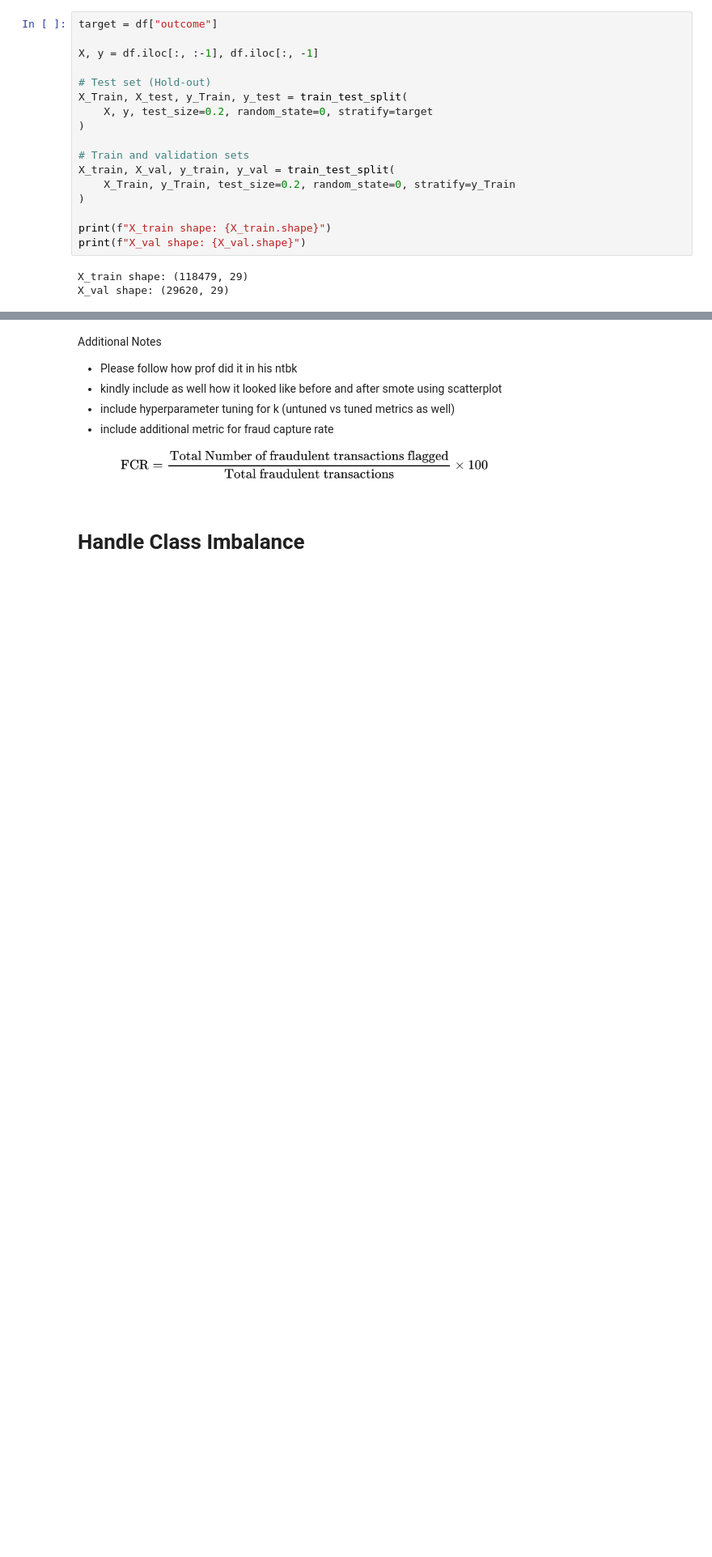
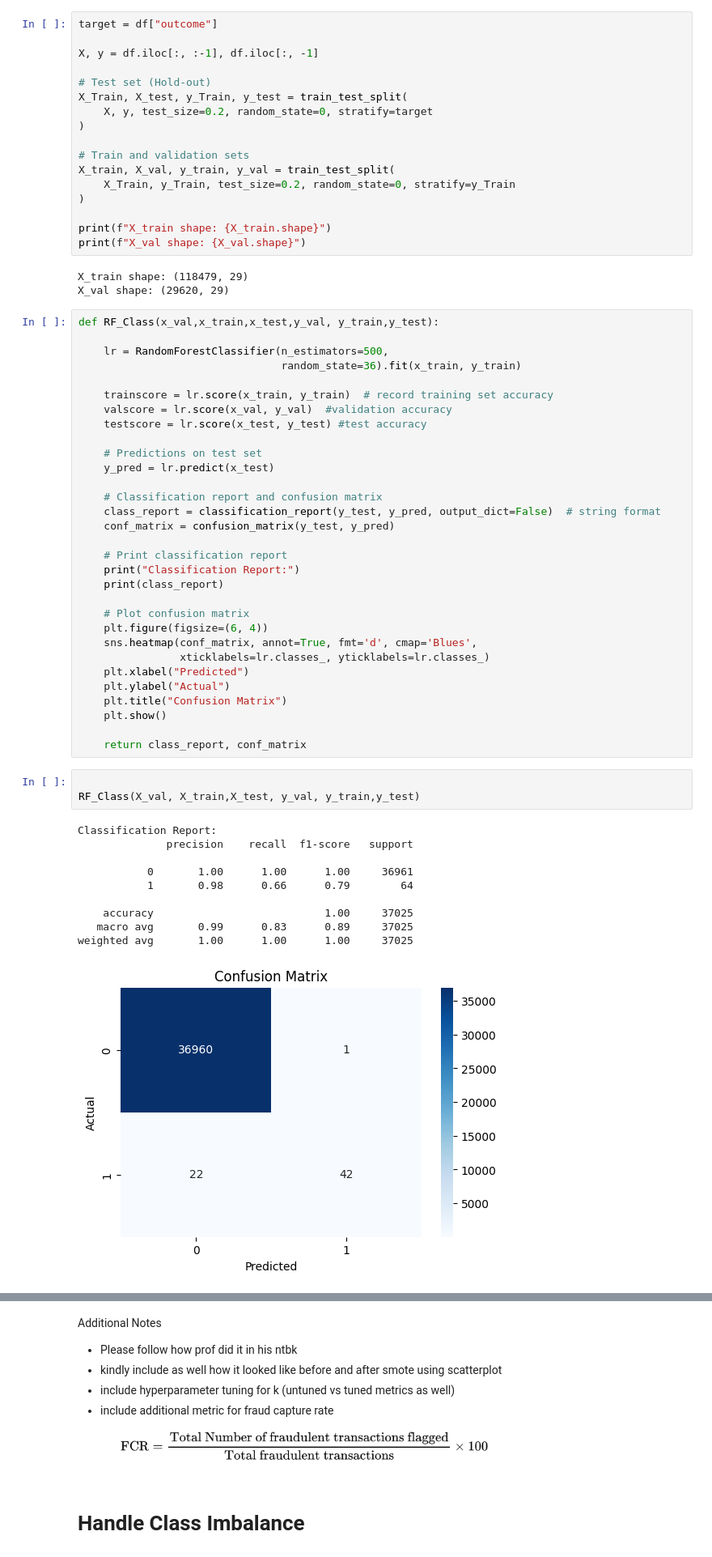
Before and after one commit to BSDSBA-JF/ML-II-Labs, a Jupyter notebook: 01/01-lab-materials/LT 7-Lab 1.ipynb, the cells around one changed output, grey strips where cells are left out. Shown: that part at 81% size. Saved outputs shown, nothing was run; the diff lists cells and outputs as text; blank space fills up the shorter version.

Commit message:
added Random Forest, Confusion matrix, and classification report

```diff
--- a/01/01-lab-materials/LT 7-Lab 1.ipynb
+++ b/01/01-lab-materials/LT 7-Lab 1.ipynb
@@ -326,3 +327,48 @@ print(f"X_val shape: {X_val.shape}")
 # %% [output]
 X_train shape: (118479, 29)
 X_val shape: (29620, 29)
+# %%
+def RF_Class(x_val,x_train,x_test,y_val, y_train,y_test):
+
+    lr = RandomForestClassifier(n_estimators=500,
+                                random_state=36).fit(x_train, y_train)
+
+    trainscore = lr.score(x_train, y_train)  # record training set accuracy
+    valscore = lr.score(x_val, y_val)  #validation accuracy
+    testscore = lr.score(x_test, y_test) #test accuracy
+
+    # Predictions on test set
+    y_pred = lr.predict(x_test)
+
+    # Classification report and confusion matrix
+    class_report = classification_report(y_test, y_pred, output_dict=False)  # string format
+    conf_matrix = confusion_matrix(y_test, y_pred)
+
+    # Print classification report
+    print("Classification Report:")
+    print(class_report)
+
+    # Plot confusion matrix
+    plt.figure(figsize=(6, 4))
+    sns.heatmap(conf_matrix, annot=True, fmt='d', cmap='Blues',
+                xticklabels=lr.classes_, yticklabels=lr.classes_)
+    plt.xlabel("Predicted")
+    plt.ylabel("Actual")
+    plt.title("Confusion Matrix")
+    plt.show()
+
+    return class_report, conf_matrix
+# %%
+
+RF_Class(X_val, X_train,X_test, y_val, y_train,y_test)
+# %% [output]
+Classification Report:
+              precision    recall  f1-score   support
+
+           0       1.00      1.00      1.00     36961
+           1       0.98      0.66      0.79        64
+
+    accuracy                           1.00     37025
+   macro avg       0.99      0.83      0.89     37025
+weighted avg       1.00      1.00      1.00     37025
+[figure, added]
```
Also changed, not shown: parts of 4 cells of this notebook.
